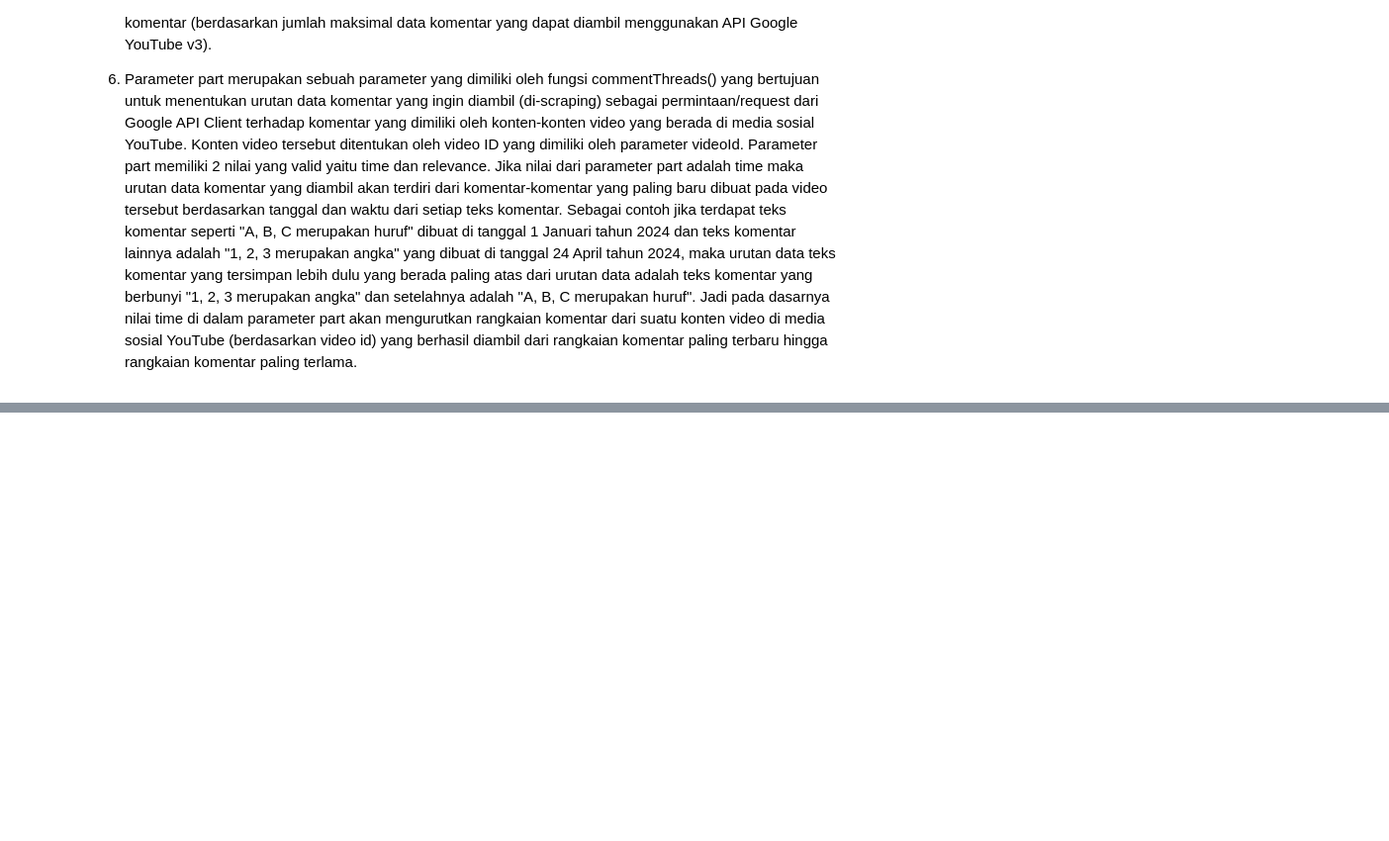
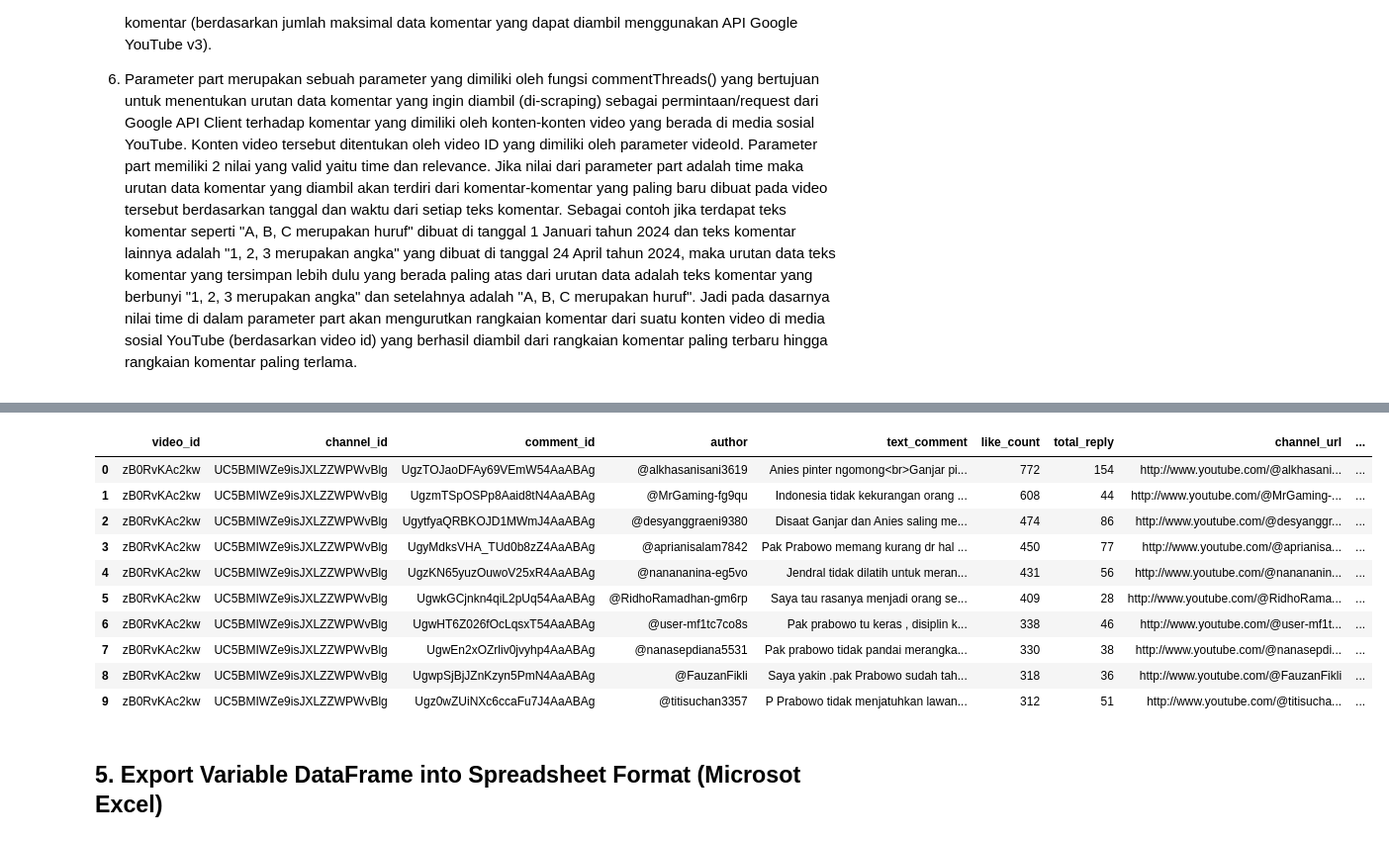
Before and after one commit to pramudianzaheka92/YouTubeVideoDataScraping-SentimentCommentAnalysis-DebateElection2024, a Jupyter notebook: YouTube Channel KOMPASTV/Data Comment Scraping - 1st Video Debate Election 2024.ipynb, the cells around one changed output, grey strips where cells are left out. Shown at 99% size. Saved outputs shown, nothing was run; the diff lists cells and outputs as text; code cells hidden in the pictures; blank space fills up the shorter version.

```diff
--- a/YouTube Channel KOMPASTV/Data Comment Scraping - 1st Video Debate Election 2024.ipynb
+++ b/YouTube Channel KOMPASTV/Data Comment Scraping - 1st Video Debate Election 2024.ipynb
@@ -125,0 +594,25 @@ video_youtube_data_response
+# %%
+"""
+Mengubah urutan data yang dimiliki oleh variabel DataFrame "first_video_debate_df" berdasarkan jumlah total like
+terbanyak hingga jumlah like paling sedikit yang didapatkan/diterima oleh suatu teks komentar utama
+diantara 10.500 data komentar yang ada di dalam video debat pertama capres-cawapres Indonesia di channel YouTube KOMPASTV
+"""
+first_video_debate_df = first_video_debate_df.sort_values(by=["like_count"],
+                                                          ascending = False, ignore_index = True)
+
+# Mengecek sekaligus menampilkan urutan 10 data teratas yang memiliki jumlah total like komentar utama terbanyak (Descending)
+first_video_debate_df.head(10)
+# %% [output]
+|  | video_id | channel_id | comment_id | author | text_comment | like_count | total_reply | channel_url | ... |
+| 0 | zB0RvKAc2kw | UC5BMIWZe9isJXLZZWPWvBlg | UgzTOJaoDFAy69VEmW54AaABAg | @alkhasanisani3619 | Anies pinter ngomong<br>Ganjar pi... | 772 | 154 | http://www.youtube.com/@alkhasani... | ... |
+| 1 | zB0RvKAc2kw | UC5BMIWZe9isJXLZZWPWvBlg | UgzmTSpOSPp8Aaid8tN4AaABAg | @MrGaming-fg9qu | Indonesia tidak kekurangan orang ... | 608 | 44 | http://www.youtube.com/@MrGaming-... | ... |
+| 2 | zB0RvKAc2kw | UC5BMIWZe9isJXLZZWPWvBlg | UgytfyaQRBKOJD1MWmJ4AaABAg | @desyanggraeni9380 | Disaat Ganjar dan Anies saling me... | 474 | 86 | http://www.youtube.com/@desyanggr... | ... |
+| 3 | zB0RvKAc2kw | UC5BMIWZe9isJXLZZWPWvBlg | UgyMdksVHA_TUd0b8zZ4AaABAg | @aprianisalam7842 | Pak Prabowo memang kurang dr hal ... | 450 | 77 | http://www.youtube.com/@aprianisa... | ... |
+| 4 | zB0RvKAc2kw | UC5BMIWZe9isJXLZZWPWvBlg | UgzKN65yuzOuwoV25xR4AaABAg | @nanananina-eg5vo | Jendral tidak dilatih untuk meran... | 431 | 56 | http://www.youtube.com/@nanananin... | ... |
+| 5 | zB0RvKAc2kw | UC5BMIWZe9isJXLZZWPWvBlg | UgwkGCjnkn4qiL2pUq54AaABAg | @RidhoRamadhan-gm6rp | Saya tau rasanya menjadi orang se... | 409 | 28 | http://www.youtube.com/@RidhoRama... | ... |
+| 6 | zB0RvKAc2kw | UC5BMIWZe9isJXLZZWPWvBlg | UgwHT6Z026fOcLqsxT54AaABAg | @user-mf1tc7co8s | Pak prabowo tu keras , disiplin k... | 338 | 46 | http://www.youtube.com/@user-mf1t... | ... |
+| 7 | zB0RvKAc2kw | UC5BMIWZe9isJXLZZWPWvBlg | UgwEn2xOZrliv0jvyhp4AaABAg | @nanasepdiana5531 | Pak prabowo tidak pandai merangka... | 330 | 38 | http://www.youtube.com/@nanasepdi... | ... |
+| 8 | zB0RvKAc2kw | UC5BMIWZe9isJXLZZWPWvBlg | UgwpSjBjJZnKzyn5PmN4AaABAg | @FauzanFikli | Saya yakin .pak Prabowo sudah tah... | 318 | 36 | http://www.youtube.com/@FauzanFikli | ... |
+| 9 | zB0RvKAc2kw | UC5BMIWZe9isJXLZZWPWvBlg | Ugz0wZUiNXc6ccaFu7J4AaABAg | @titisuchan3357 | P Prabowo tidak menjatuhkan lawan... | 312 | 51 | http://www.youtube.com/@titisucha... | ... |
+# %% [markdown]
+## 5. Export Variable DataFrame into Spreadsheet Format (Microsot Excel)
```
Also changed, not shown: parts of 21 cells of this notebook, 1 other file.
